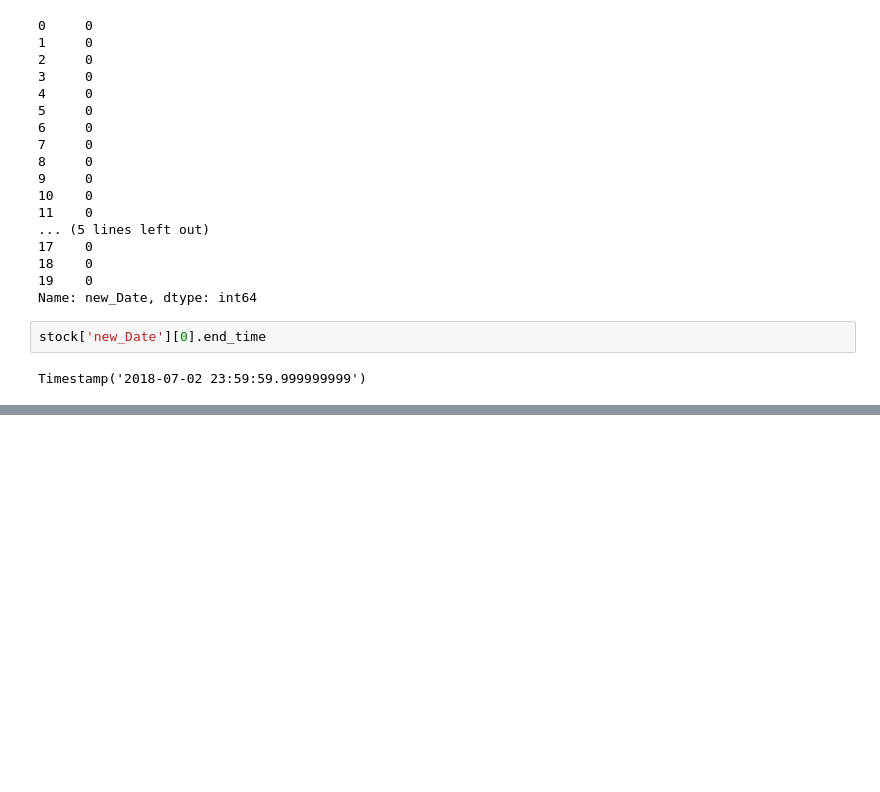
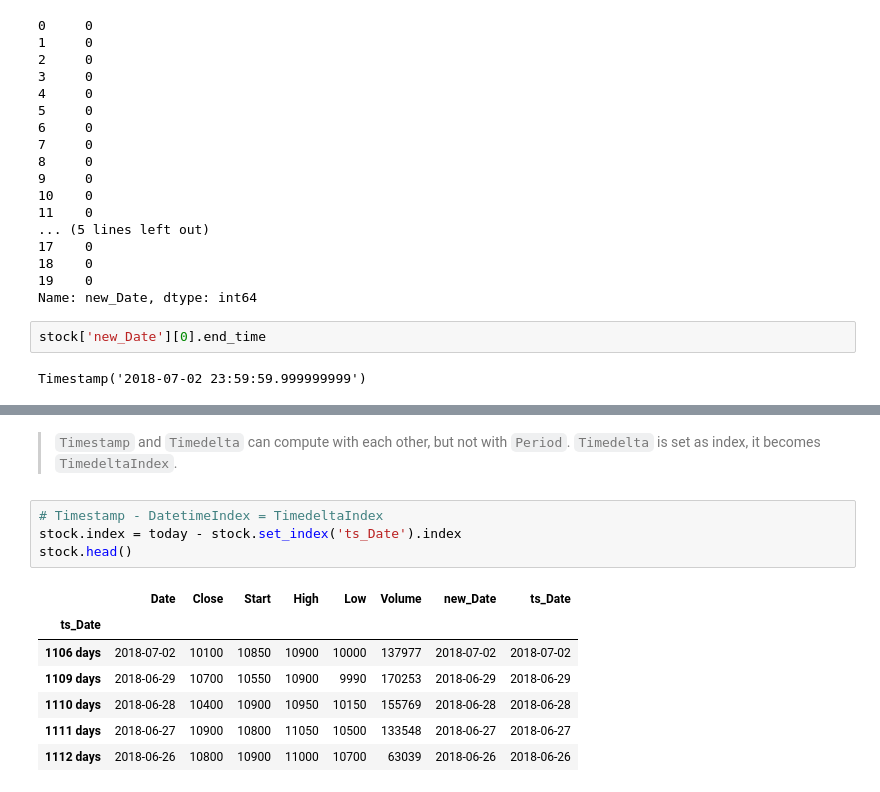
Before and after one commit to BreadFeet/Django_pjt01, a Jupyter notebook: Time_Series_practice.ipynb, the cells around one changed output, grey strips where cells are left out. Drawn from its saved outputs; the diff is of its cells as text; blank space fills up the shorter version.

```diff
--- a/Time_Series_practice.ipynb
+++ b/Time_Series_practice.ipynb
@@ -514,0 +625,14 @@ Timestamp('2018-07-02 23:59:59.999999999')
+# %% [markdown]
+> `Timestamp` and `Timedelta` can compute with each other, but not with `Period`. `Timedelta` is set as index, it becomes `TimedeltaIndex`.
+# %%
+# Timestamp - DatetimeIndex = TimedeltaIndex
+stock.index = today - stock.set_index('ts_Date').index
+stock.head()
+# %% [output]
+|  | Date | Close | Start | High | Low | Volume | new_Date | ts_Date |
+| ts_Date |  |  |  |  |  |  |  |  |
+| 1106 days | 2018-07-02 | 10100 | 10850 | 10900 | 10000 | 137977 | 2018-07-02 | 2018-07-02 |
+| 1109 days | 2018-06-29 | 10700 | 10550 | 10900 | 9990 | 170253 | 2018-06-29 | 2018-06-29 |
+| 1110 days | 2018-06-28 | 10400 | 10900 | 10950 | 10150 | 155769 | 2018-06-28 | 2018-06-28 |
+| 1111 days | 2018-06-27 | 10900 | 10800 | 11050 | 10500 | 133548 | 2018-06-27 | 2018-06-27 |
+| 1112 days | 2018-06-26 | 10800 | 10900 | 11000 | 10700 | 63039 | 2018-06-26 | 2018-06-26 |
```
Also changed, not shown: parts of 17 cells of this notebook, 2 other files.
